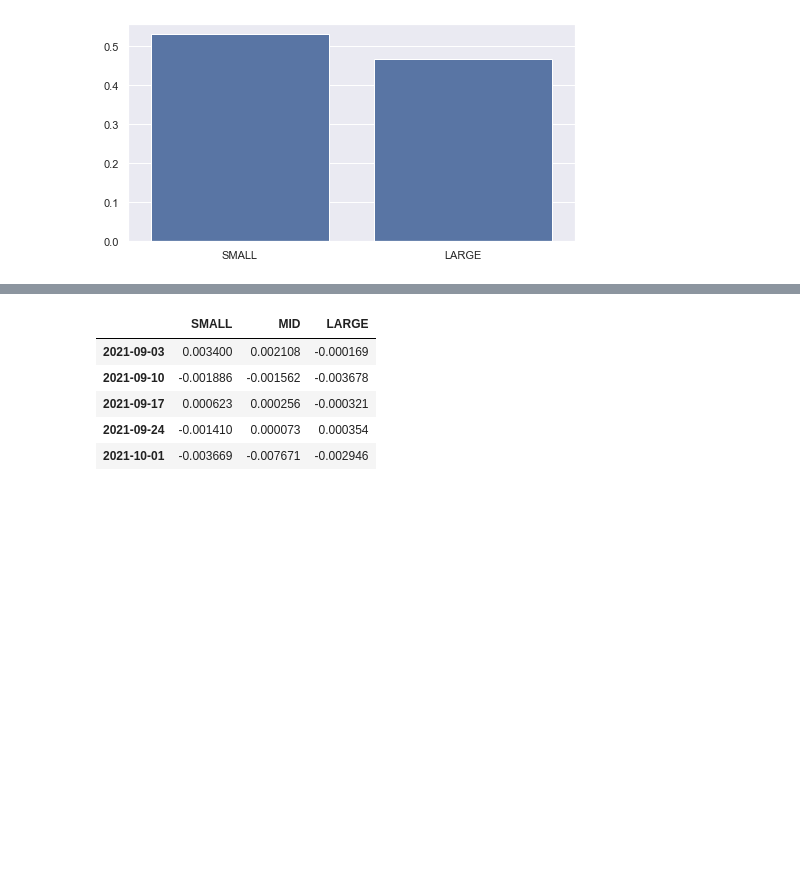
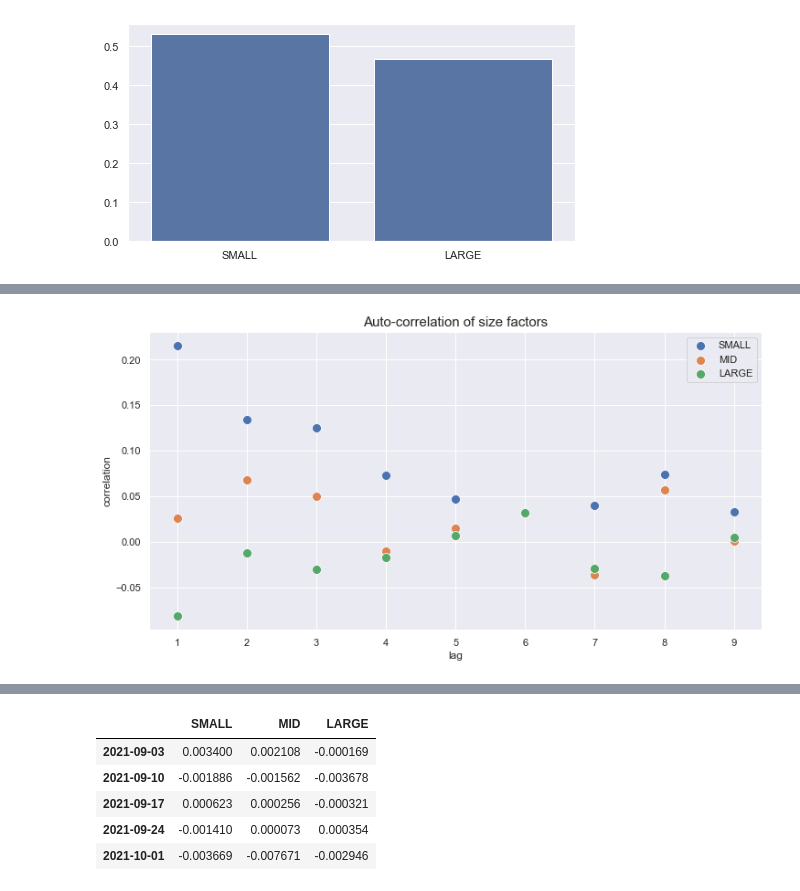
Before and after one commit to lacoupe/BCVS, a Jupyter notebook: SW/size/size.ipynb, the cells around one changed output, grey strips where cells are left out. Saved outputs shown, nothing was run; the diff lists cells and outputs as text; code cells hidden in the pictures; blank space fills up the shorter version.

```diff
--- a/SW/size/size.ipynb
+++ b/SW/size/size.ipynb
@@ -135,3 +166,19 @@ plt.show()
+# %%
+week_input_period = 10
+auto_corr = {}
+fig, ax = plt.subplots(figsize=(12, 6))
+for size in target_weekly_returns.columns:
+    auto_corr[size] = []
+    for l in range(1, week_input_period):
+        auto_corr[size].append(target_weekly_returns[size].corr(target_weekly_returns[size].shift(-l)))
+    sns.scatterplot(x=range(1, week_input_period), y=auto_corr[size], label=size, s=100)
+plt.xticks(range(1, week_input_period))
+plt.title('Auto-correlation of size factors', fontsize=15)
+plt.xlabel('lag')
+plt.ylabel('correlation')
+plt.show()
+# %% [output]
+[figure, added]
 # %%
 
 def last_friday(date):
```
Also changed, not shown: parts of 6 cells of this notebook, 13 other files.
